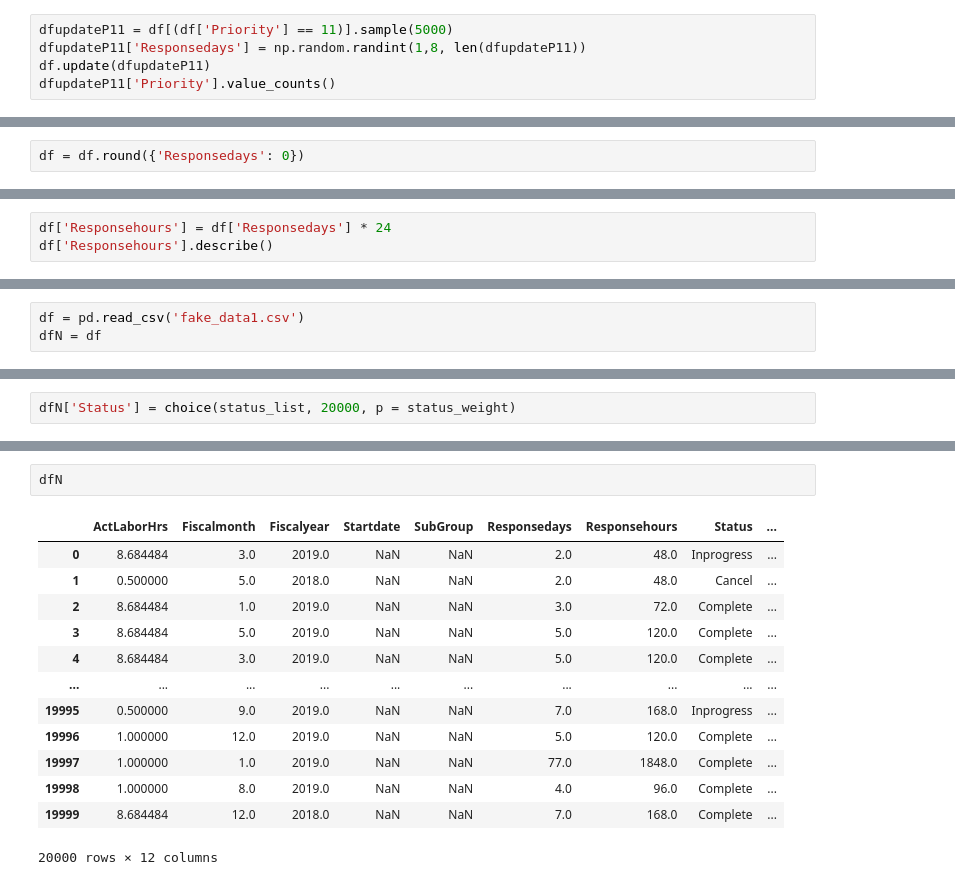
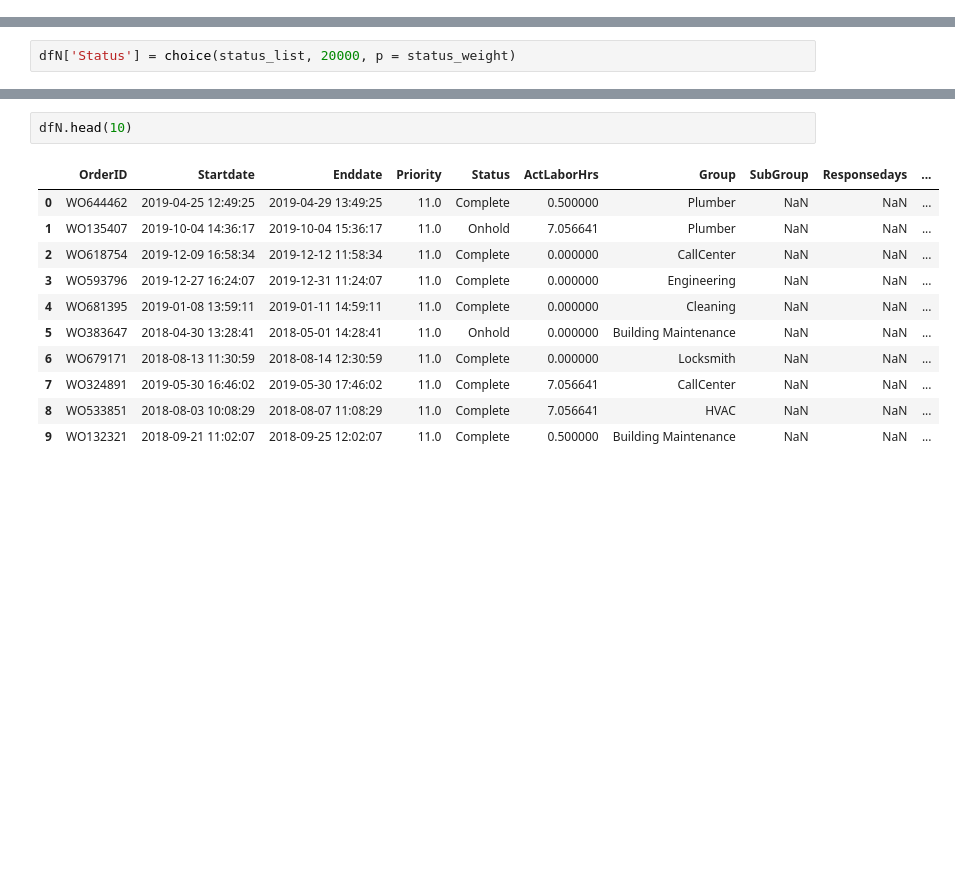
Before and after one commit to LLT9798/SampleData-for-Tableau, a Jupyter notebook: FakeData for Visualization.ipynb, the cells around one changed output, grey strips where cells are left out. Cells and saved outputs as stored; diff of their text form; blank space fills up the shorter version.

```diff
--- a/FakeData for Visualization.ipynb
+++ b/FakeData for Visualization.ipynb
@@ -82,5 +161,0 @@ dfupdateP1['Priority'].value_counts()
-# %%
-dfupdateP11 = df[(df['Priority'] == 11)].sample(5000)
-dfupdateP11['Responsedays'] = np.random.randint(1,8, len(dfupdateP11))
-df.update(dfupdateP11)
-dfupdateP11['Priority'].value_counts()
@@ -91,2 +161,0 @@ df['Responsedays'][(df['Priority'] == 11)].describe()
-# %%
-df = df.round({'Responsedays': 0})
@@ -95,3 +161,0 @@ df['Responsedays']
-# %%
-df['Responsehours'] = df['Responsedays'] * 24
-df['Responsehours'].describe()
@@ -119,8 +226,5 @@ dfN
 # %% [markdown]
 ### Group&SubGroup
-# %%
-df = pd.read_csv('fake_data1.csv')
-dfN = df
 # %%
 def get_employee_names(people):
     l = []
@@ -229,17 +309,15 @@ Onhold         1017
 Name: Status, dtype: int64
 # %%
-dfN
+dfN.head(10)
 # %% [output]
-|  | ActLaborHrs | Fiscalmonth | Fiscalyear | Startdate | SubGroup | Responsedays | Responsehours | Status | ... |
-| 0 | 8.684484 | 3.0 | 2019.0 | NaN | NaN | 2.0 | 48.0 | Inprogress | ... |
-| 1 | 0.500000 | 5.0 | 2018.0 | NaN | NaN | 2.0 | 48.0 | Cancel | ... |
-| 2 | 8.684484 | 1.0 | 2019.0 | NaN | NaN | 3.0 | 72.0 | Complete | ... |
-| 3 | 8.684484 | 5.0 | 2019.0 | NaN | NaN | 5.0 | 120.0 | Complete | ... |
-| 4 | 8.684484 | 3.0 | 2019.0 | NaN | NaN | 5.0 | 120.0 | Complete | ... |
-| ... | ... | ... | ... | ... | ... | ... | ... | ... | ... |
-| 19995 | 0.500000 | 9.0 | 2019.0 | NaN | NaN | 7.0 | 168.0 | Inprogress | ... |
-| 19996 | 1.000000 | 12.0 | 2019.0 | NaN | NaN | 5.0 | 120.0 | Complete | ... |
-| 19997 | 1.000000 | 1.0 | 2019.0 | NaN | NaN | 77.0 | 1848.0 | Complete | ... |
-| 19998 | 1.000000 | 8.0 | 2019.0 | NaN | NaN | 4.0 | 96.0 | Complete | ... |
-| 19999 | 8.684484 | 12.0 | 2018.0 | NaN | NaN | 7.0 | 168.0 | Complete | ... |
+|  | OrderID | Startdate | Enddate | Priority | Status | ActLaborHrs | Group | SubGroup | Responsedays | ... |
+| 0 | WO644462 | 2019-04-25 12:49:25 | 2019-04-29 13:49:25 | 11.0 | Complete | 0.500000 | Plumber | NaN | NaN | ... |
+| 1 | WO135407 | 2019-10-04 14:36:17 | 2019-10-04 15:36:17 | 11.0 | Onhold | 7.056641 | Plumber | NaN | NaN | ... |
+| 2 | WO618754 | 2019-12-09 16:58:34 | 2019-12-12 11:58:34 | 11.0 | Complete | 0.000000 | CallCenter | NaN | NaN | ... |
+| 3 | WO593796 | 2019-12-27 16:24:07 | 2019-12-31 11:24:07 | 11.0 | Complete | 0.000000 | Engineering | NaN | NaN | ... |
+| 4 | WO681395 | 2019-01-08 13:59:11 | 2019-01-11 14:59:11 | 11.0 | Complete | 0.000000 | Cleaning | NaN | NaN | ... |
+| 5 | WO383647 | 2018-04-30 13:28:41 | 2018-05-01 14:28:41 | 11.0 | Onhold | 0.000000 | Building Maintenance | NaN | NaN | ... |
+| 6 | WO679171 | 2018-08-13 11:30:59 | 2018-08-14 12:30:59 | 11.0 | Complete | 0.000000 | Locksmith | NaN | NaN | ... |
+| 7 | WO324891 | 2019-05-30 16:46:02 | 2019-05-30 17:46:02 | 11.0 | Complete | 7.056641 | CallCenter | NaN | NaN | ... |
+| 8 | WO533851 | 2018-08-03 10:08:29 | 2018-08-07 11:08:29 | 11.0 | Complete | 7.056641 | HVAC | NaN | NaN | ... |
+| 9 | WO132321 | 2018-09-21 11:02:07 | 2018-09-25 12:02:07 | 11.0 | Complete | 0.500000 | Building Maintenance | NaN | NaN | ... |
-20000 rows × 12 columns
```
Also changed, not shown: parts of 52 cells of this notebook.
